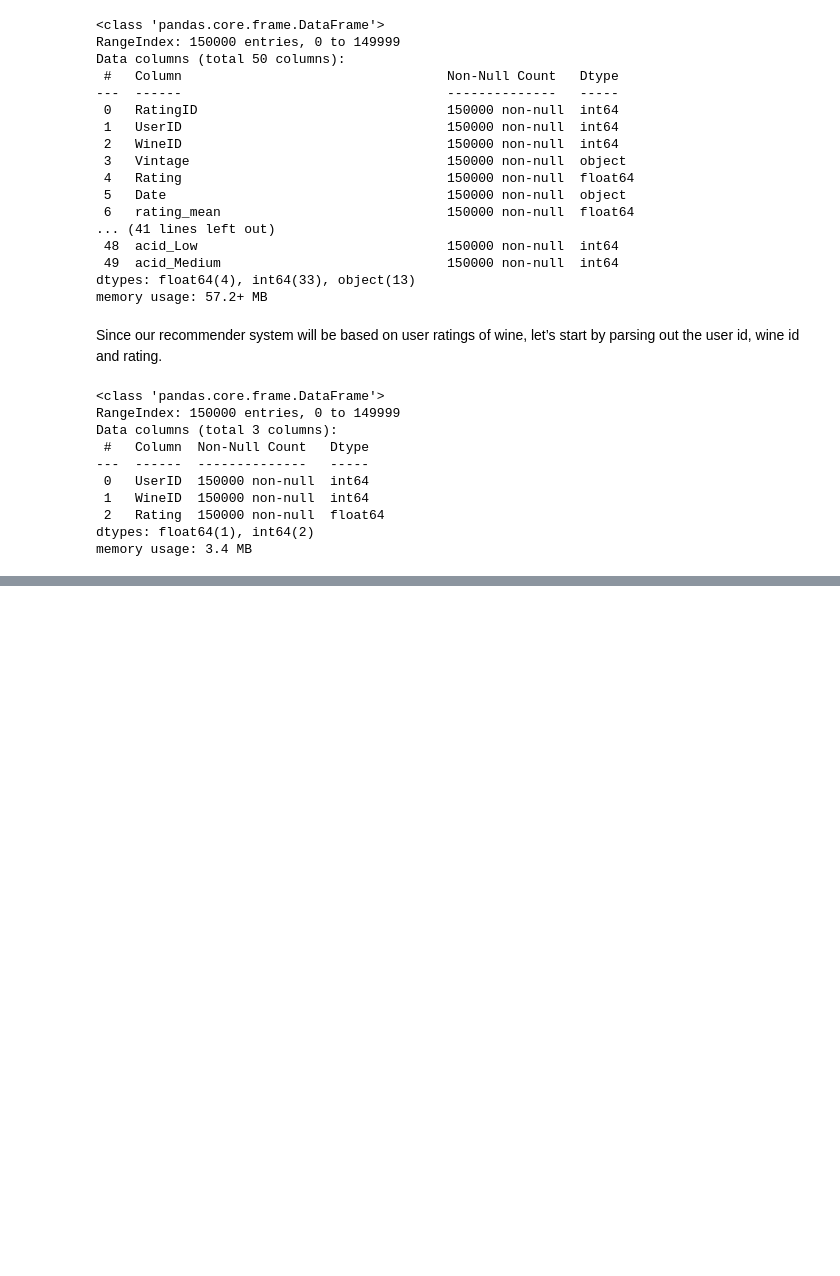
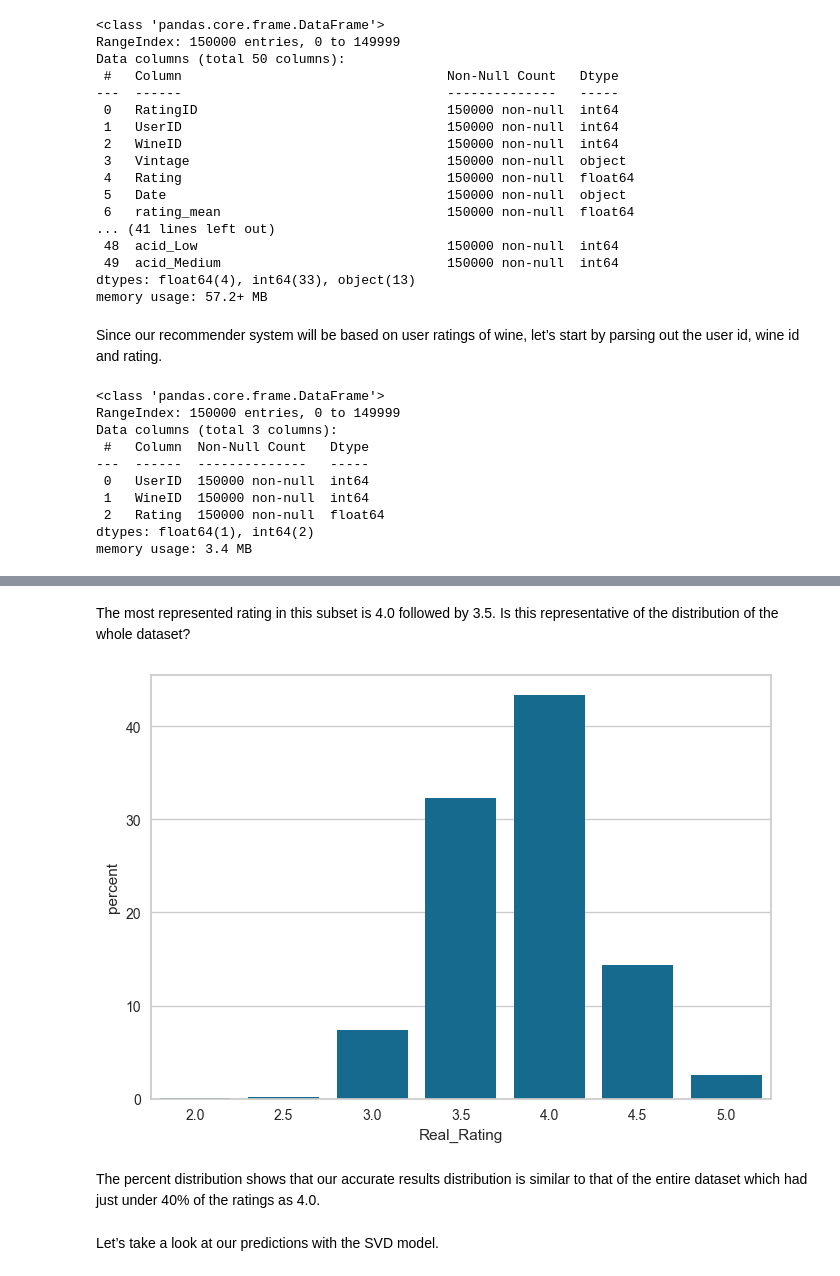
Before and after one commit to jwatki8/Capstone-3, a Jupyter notebook: Capstone 3- Modeling Draft-Slim.ipynb, the cells around one changed output, grey strips where cells are left out. Drawn from its saved outputs; the diff is of its cells as text; code cells hidden in the pictures; blank space fills up the shorter version.

```diff
--- a/Capstone 3- Modeling Draft-Slim.ipynb
+++ b/Capstone 3- Modeling Draft-Slim.ipynb
@@ -329,0 +323,12 @@ Test time         104.62  108.54  110.32  107.83  2.38
+# %% [markdown]
+The most represented rating in this subset is 4.0 followed by 3.5. Is this representative of the distribution of the whole dataset?
+# %%
+sns.countplot(data=Perfect_KNN, x='Real_Rating', stat='percent')
+plt.ticklabel_format(style='plain', axis='y')
+plt.show()
+# %% [output]
+[figure, added]
+# %% [markdown]
+The percent distribution shows that our accurate results distribution is similar to that of the entire dataset which had just under 40% of the ratings as 4.0.
+# %% [markdown]
+Let’s take a look at our predictions with the SVD model.
```
Also changed, not shown: parts of 79 cells of this notebook.
